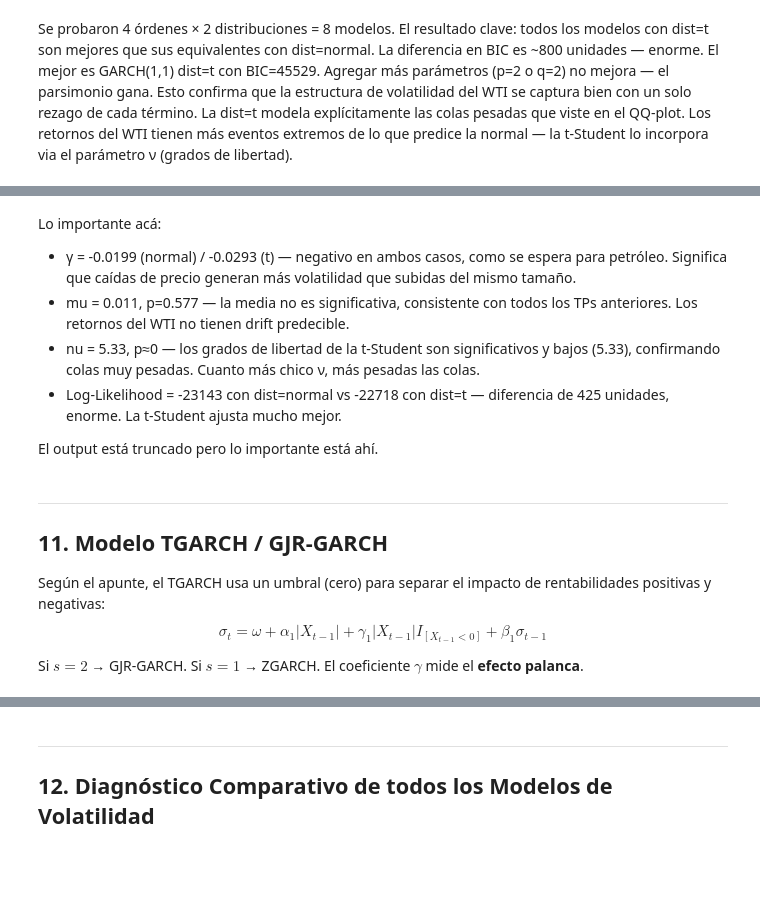
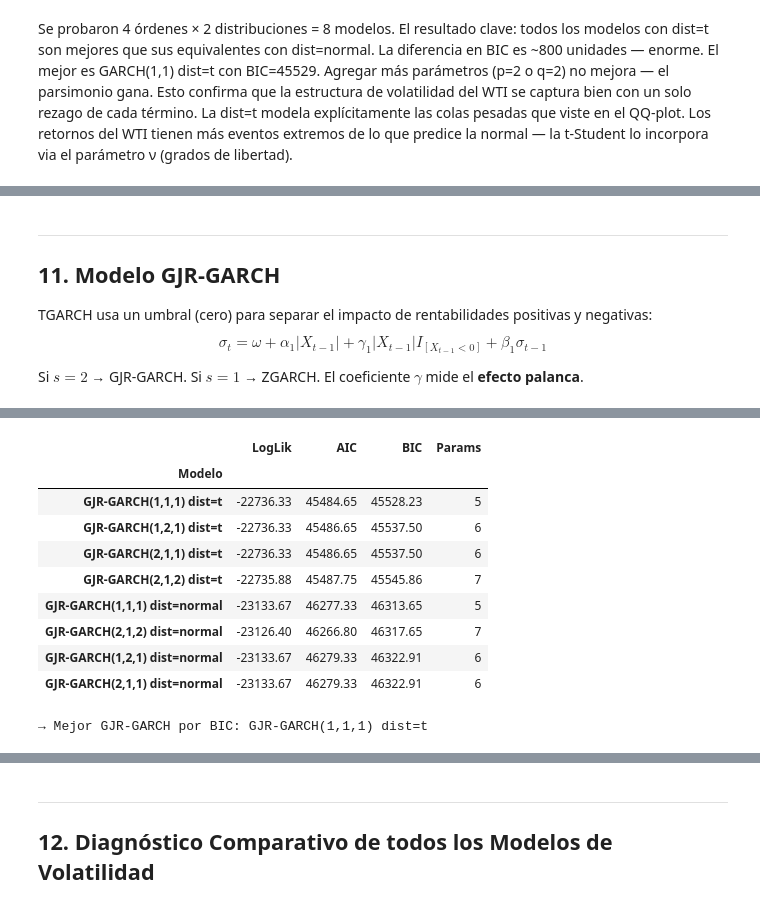
Before and after one commit to flopyromero/Proyecto-petr-leo-WTI-, a Jupyter notebook: tp4_tp5_wti.ipynb, the cells around one changed output, grey strips where cells are left out. Saved outputs shown, nothing was run; the diff lists cells and outputs as text; code cells hidden in the pictures; blank space fills up the shorter version.

```diff
--- a/tp4_tp5_wti.ipynb
+++ b/tp4_tp5_wti.ipynb
@@ -1185,47 +1198,41 @@ Covariance estimator: robust
-# %% [markdown]
-Lo importante acá:
-* γ = -0.0199 (normal) / -0.0293 (t) — negativo en ambos casos, como se espera para petróleo. Significa que caídas de precio generan más volatilidad que subidas del mismo tamaño.
-* mu = 0.011, p=0.577 — la media no es significativa, consistente con todos los TPs anteriores. Los retornos del WTI no tienen drift predecible.
-* nu = 5.33, p≈0 — los grados de libertad de la t-Student son significativos y bajos (5.33), confirmando colas muy pesadas. Cuanto más chico ν, más pesadas las colas.
-* Log-Likelihood = -23143 con dist=normal vs -22718 con dist=t — diferencia de 425 unidades, enorme. La t-Student ajusta mucho mejor.
-
-El output está truncado pero lo importante está ahí.
 # %% [markdown]
 ---
-## 11. Modelo TGARCH / GJR-GARCH
+## 11. Modelo GJR-GARCH
 
-Según el apunte, el TGARCH usa un umbral (cero) para separar el impacto de
+TGARCH usa un umbral (cero) para separar el impacto de
 rentabilidades positivas y negativas:
 $$\sigma_t = \omega + \alpha_1|X_{t-1}| + \gamma_1|X_{t-1}|I_{[X_{t-1}<0]} + \beta_1\sigma_{t-1}$$
 
 Si $s=2$ → GJR-GARCH. Si $s=1$ → ZGARCH.
 El coeficiente $\gamma$ mide el **efecto palanca**.
 # %%
-# --- GJR-GARCH (TGARCH con s=2) ---
-modelos_tgarch = {}
+# --- GJR-GARCH(p,o,q) — múltiples órdenes ---
+modelos_gjr = {}
+rows_gjr = []
 
-for dist in ['normal', 't']:
-    label = f'GJR-GARCH(1,1,1) dist={dist}'
-    try:
-        m = arch_model(residuos_100, vol='Garch', p=1, o=1, q=1, dist=dist).fit(disp='off')
-        modelos_tgarch[label] = m
-        rows_vol.append({
-            'Modelo': label,
-            'LogLik': round(m.loglikelihood, 2),
-            'AIC': round(m.aic, 2),
-            'BIC': round(m.bic, 2),
-            'Params': 5
-        })
-        print(f'{label} ajustado.')
-        # El coeficiente gamma está en la posición 'gamma[1]' o similar
-        gamma_val = [v for k,v in m.params.items() if 'gamma' in k.lower()]
-        if gamma_val:
-            print(f'   γ (efecto palanca) = {gamma_val[0]:.4f}')
-    except Exception as e:
-        print(f'{label}: {e}')
+for p, o, q in [(1,1,1), (1,2,1), (2,1,1), (2,1,2)]:
+    for dist in ['normal', 't']:
+        label = f'GJR-GARCH({p},{o},{q}) dist={dist}'
+        try:
+            m = arch_model(residuos_100, vol='GARCH', p=p, o=o, q=q, dist=dist).fit(disp='off')
+            modelos_gjr[label] = m
+            rows_gjr.append({
+                'Modelo': label,
+                'LogLik': round(m.loglikelihood, 2),
+                'AIC': round(m.aic, 2),
+                'BIC': round(m.bic, 2),
+                'Params': p + o + q + 2
+            })
+            print(f'{label} ajustado.')
+        except Exception as e:
+            print(f'{label}: {e}')
 
-for nombre, m in modelos_tgarch.items():
-    print(f'\n{nombre}:')
-    print(m.summary())
+df_gjr_comp = pd.DataFrame(rows_gjr).set_index('Modelo')
+print('\n─── Comparativa GJR-GARCH(p,o,q) ───')
+display(df_gjr_comp.sort_values('BIC'))
+
+BEST_GJR = df_gjr_comp['BIC'].idxmin()
+modelo_gjr_opt = modelos_gjr[BEST_GJR]
+print(f'\n→ Mejor GJR-GARCH por BIC: {BEST_GJR}')
 # %% [output]
 GJR-GARCH(1,1,1) dist=normal ajustado.
@@ -1247,0 +1248,11 @@ Covariance estimator: robust
+|  | LogLik | AIC | BIC | Params |
+| Modelo |  |  |  |  |
+| GJR-GARCH(1,1,1) dist=t | -22736.33 | 45484.65 | 45528.23 | 5 |
+| GJR-GARCH(1,2,1) dist=t | -22736.33 | 45486.65 | 45537.50 | 6 |
+| GJR-GARCH(2,1,1) dist=t | -22736.33 | 45486.65 | 45537.50 | 6 |
+| GJR-GARCH(2,1,2) dist=t | -22735.88 | 45487.75 | 45545.86 | 7 |
+| GJR-GARCH(1,1,1) dist=normal | -23133.67 | 46277.33 | 46313.65 | 5 |
+| GJR-GARCH(2,1,2) dist=normal | -23126.40 | 46266.80 | 46317.65 | 7 |
+| GJR-GARCH(1,2,1) dist=normal | -23133.67 | 46279.33 | 46322.91 | 6 |
+| GJR-GARCH(2,1,1) dist=normal | -23133.67 | 46279.33 | 46322.91 | 6 |
+→ Mejor GJR-GARCH por BIC: GJR-GARCH(1,1,1) dist=t
```
Also changed, not shown: parts of 32 cells of this notebook.
